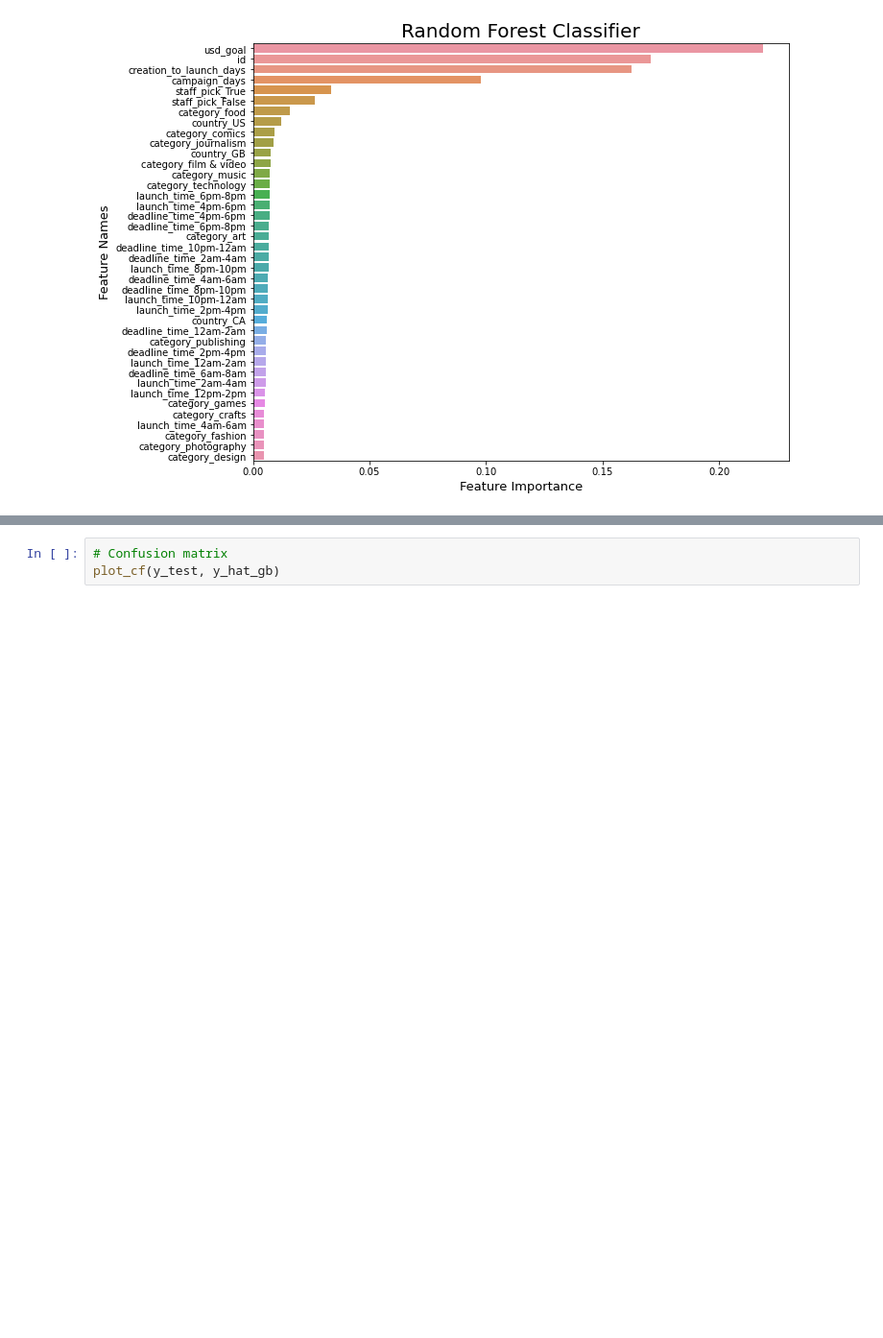
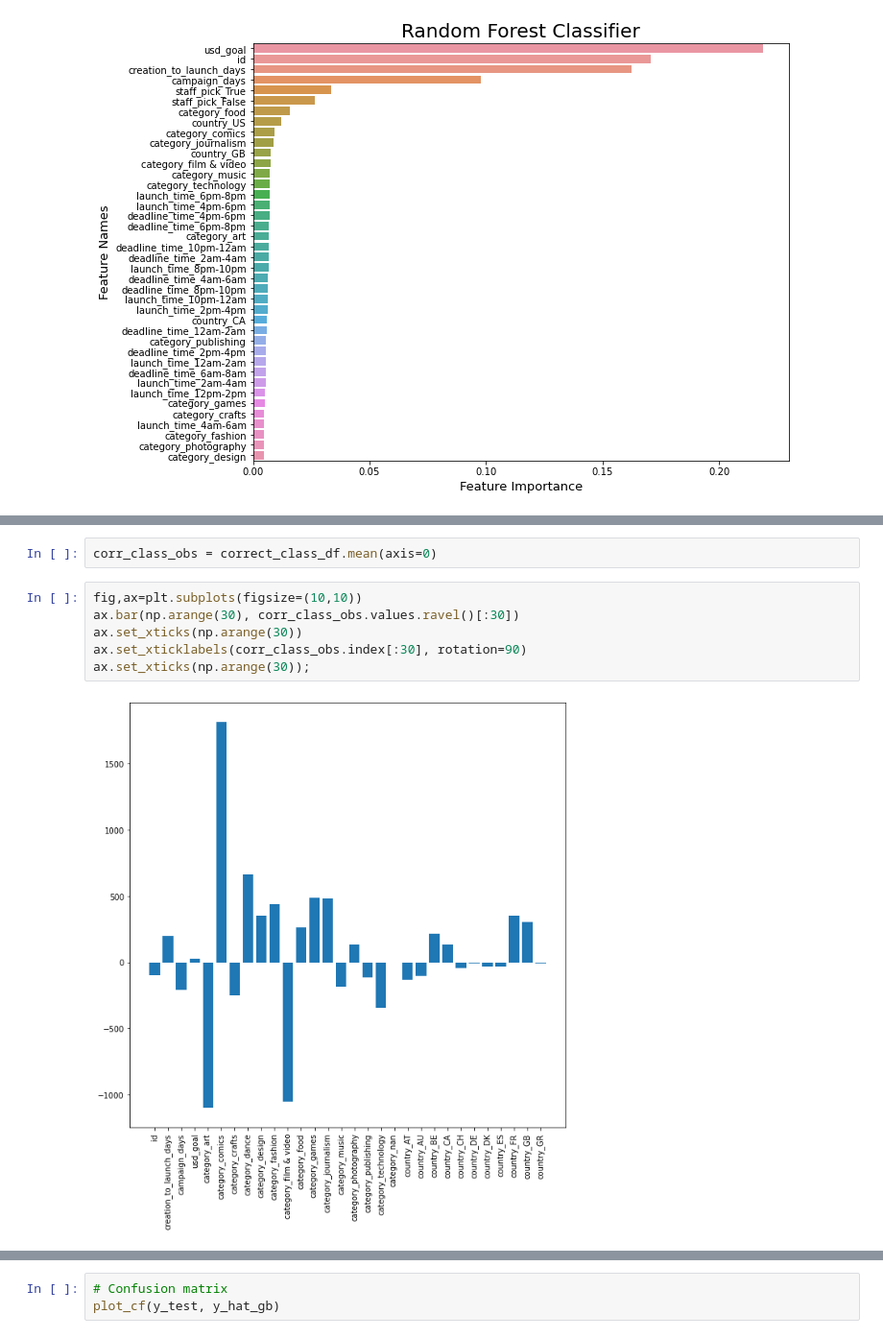
Before and after one commit to alicetsai1020/campaigns_on_kickstarter, a Jupyter notebook: models.ipynb, the cells around one changed output, grey strips where cells are left out. Shown: that part at 96% size. Cells and saved outputs as stored; diff of their text form; blank space fills up the shorter version.

```diff
--- a/models.ipynb
+++ b/models.ipynb
@@ -261,0 +314,10 @@ plot_feature_importance(rf.feature_importances_, X.columns,'Random Forest Classi
+# %%
+corr_class_obs = correct_class_df.mean(axis=0)
+# %%
+fig,ax=plt.subplots(figsize=(10,10))
+ax.bar(np.arange(30), corr_class_obs.values.ravel()[:30])
+ax.set_xticks(np.arange(30))
+ax.set_xticklabels(corr_class_obs.index[:30], rotation=90)
+ax.set_xticks(np.arange(30));
+# %% [output]
+[figure, added]
```
Also changed, not shown: parts of 15 cells of this notebook.
